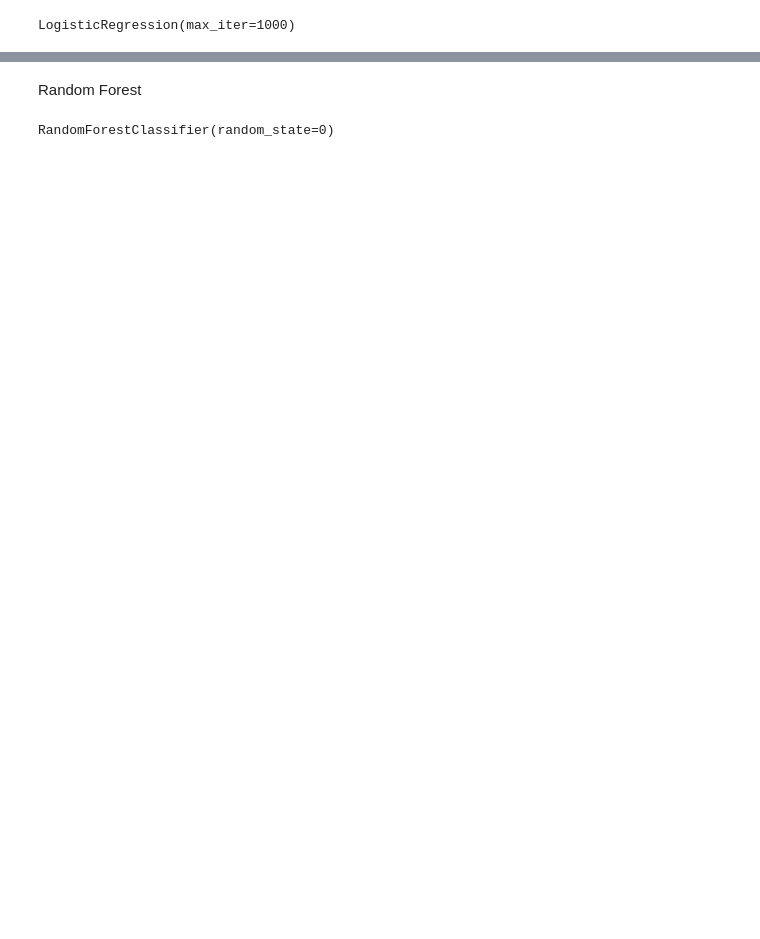
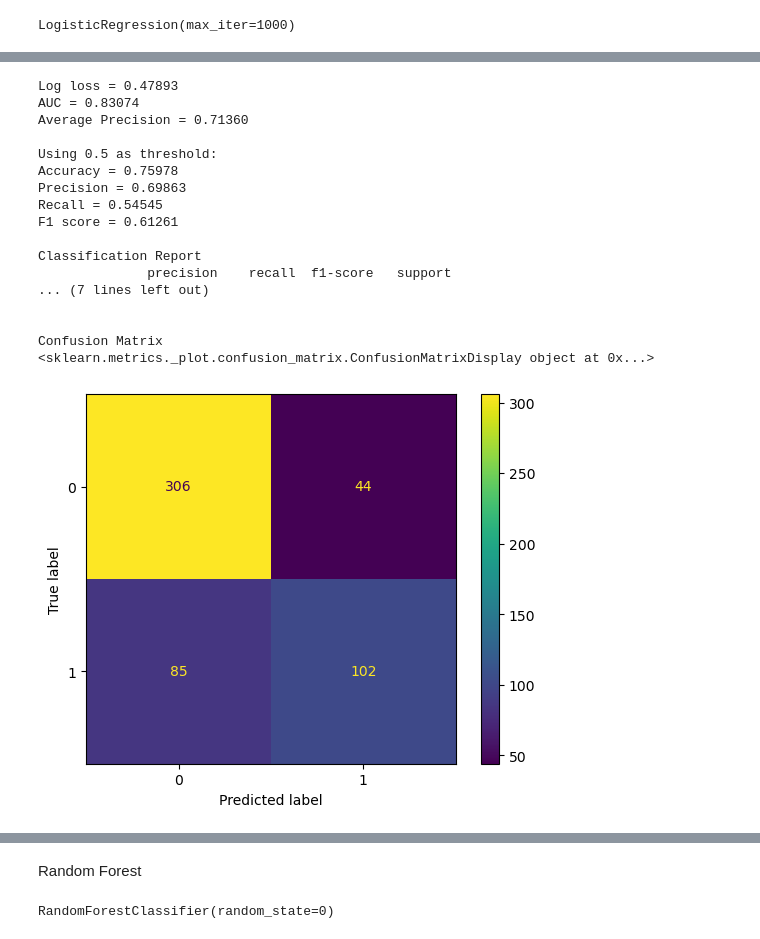
Before and after one commit to SBangarh/ml-project-supervised-learning, a Jupyter notebook: Supervised Learning - Project.ipynb, the cells around one changed output, grey strips where cells are left out. Saved outputs shown, nothing was run; the diff lists cells and outputs as text; code cells hidden in the pictures; blank space fills up the shorter version.

```diff
--- a/Supervised Learning - Project.ipynb
+++ b/Supervised Learning - Project.ipynb
@@ -380,7 +385,7 @@ train_df, test_df = train_test_split(processed_data, test_size=0.3, random_state
 df_columns = processed_data.columns
 num_features = len(df_columns)
 desired_columns = df_columns[:num_features - 1]
-target = df_columns[-1]
+target = (df_columns[-1])
 
 #standardize data
 scalar = StandardScaler()
@@ -410,6 +412,6 @@ Do a logistic regression, compare random forest, do more metrics. keep playing a
 # %%
 #Initialize model and train
-classifer = LogisticRegression(max_iter=1000)
-classifer.fit(X, y)
+classifier = LogisticRegression(max_iter=1000)
+classifier.fit(X, y)
 # %% [output]
 LogisticRegression(max_iter=1000)
@@ -427,12 +418,26 @@ test_pred = classifer.predict(X_test)
+# %%
+# get probability and predictions for Logistic Regression
+train_prob, train_pred, test_prob, test_pred = test_data_LogReg(X, X_test, 1)
+
+#create matrix for training and testing data
+training_matrix = confusion_matrix(y, train_pred)
+testing_matrix = confusion_matrix(y_test, test_pred)
 # %%
-print('Log loss = {:.5f}'.format(log_loss(y, train_prob)))
-print('AUC = {:.5f}'.format(roc_auc_score(y, train_prob)))
-print('Average Precision = {:.5f}'.format(average_precision_score(y, train_prob)))
-print('\nUsing 0.5 as threshold:')
-print('Accuracy = {:.5f}'.format(accuracy_score(y, train_pred)))
-print('Precision = {:.5f}'.format(precision_score(y, train_pred)))
-print('Recall = {:.5f}'.format(recall_score(y, train_pred)))
-print('F1 score = {:.5f}'.format(f1_score(y, train_pred)))
+#make matrix
+def make_matrix(your_matrix):
+    return ConfusionMatrixDisplay(your_matrix).plot()
 
-print('\nClassification Report')
-print(classification_report(y, train_pred))
+# Function to print my scores
+def print_scores(y_var, probabilty, prediction, your_matrix):
+    print('Log loss = {:.5f}'.format(log_loss(y_var, probabilty)))
+    print('AUC = {:.5f}'.format(roc_auc_score(y_var, probabilty)))
+    print('Average Precision = {:.5f}'.format(average_precision_score(y_var, probabilty)))
+    print('\nUsing 0.5 as threshold:')
+    print('Accuracy = {:.5f}'.format(accuracy_score(y_var, prediction)))
+    print('Precision = {:.5f}'.format(precision_score(y_var, prediction)))
+    print('Recall = {:.5f}'.format(recall_score(y_var, prediction)))
+    print('F1 score = {:.5f}'.format(f1_score(y_var, prediction)))
+    print('\nClassification Report')
+    print(classification_report(y_var, prediction))
+    print("\nConfusion Matrix")
+    print(make_matrix(your_matrix))
@@ -491,0 +444,22 @@ weighted avg       0.79      0.79      0.79       231
+# %%
+#print scores for training data
+print_scores(y, train_prob, train_pred, training_matrix)
+# %% [output]
+Log loss = 0.47893
+AUC = 0.83074
+Average Precision = 0.71360
+
+Using 0.5 as threshold:
+Accuracy = 0.75978
+Precision = 0.69863
+Recall = 0.54545
+F1 score = 0.61261
+
+Classification Report
+              precision    recall  f1-score   support
+... (7 lines left out)
+
+
+Confusion Matrix
+<sklearn.metrics._plot.confusion_matrix.ConfusionMatrixDisplay object at 0x...>
+[figure, added]
```
Also changed, not shown: parts of 29 cells of this notebook, 1 other file.
